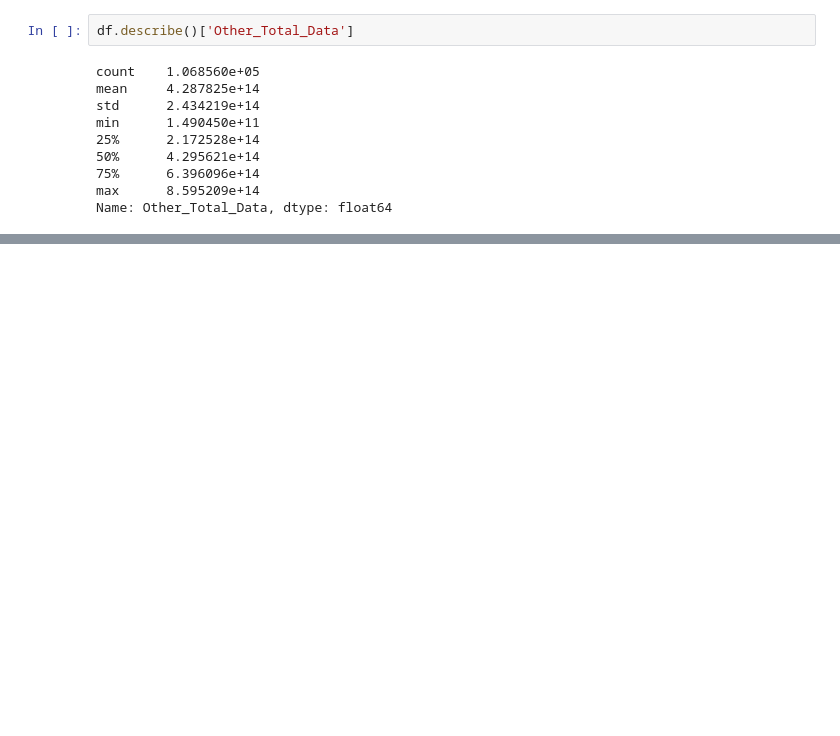
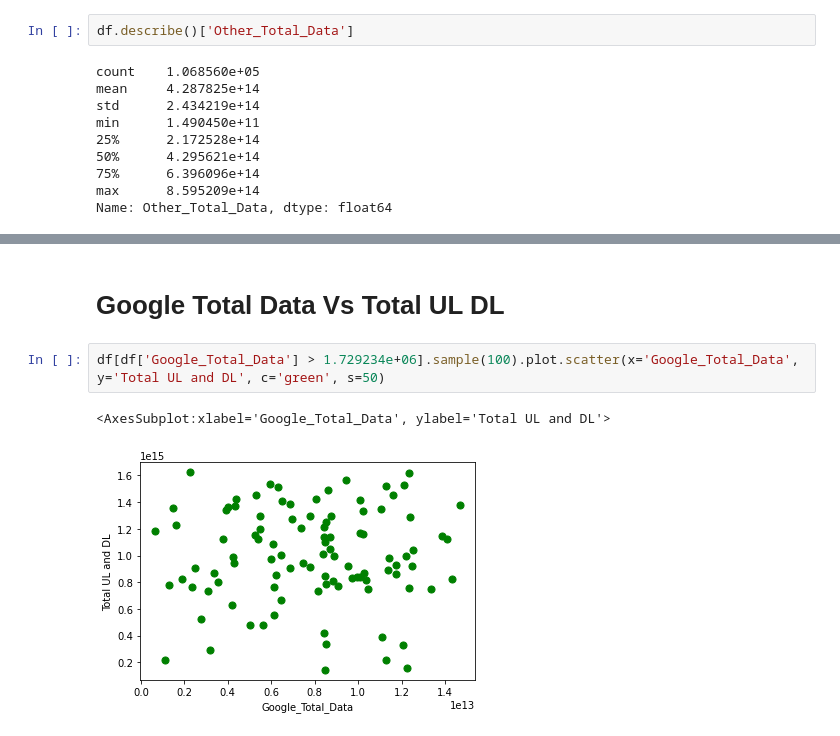
Before and after one commit to kebishaa/telecom-user-analytics, a Jupyter notebook: notebooks/data_exploration.ipynb, the cells around one changed output, grey strips where cells are left out. Saved outputs shown, nothing was run; the diff lists cells and outputs as text; blank space fills up the shorter version.

```diff
--- a/notebooks/data_exploration.ipynb
+++ b/notebooks/data_exploration.ipynb
@@ -277,0 +296,7 @@ Name: Other_Total_Data, dtype: float64
+# %% [markdown]
+# Google Total Data Vs Total UL DL
+# %%
+df[df['Google_Total_Data'] > 1.729234e+06].sample(100).plot.scatter(x='Google_Total_Data', y='Total UL and DL', c='green', s=50)
+# %% [output]
+<AxesSubplot:xlabel='Google_Total_Data', ylabel='Total UL and DL'>
+[figure, added]
```
Also changed, not shown: parts of 29 cells of this notebook.
